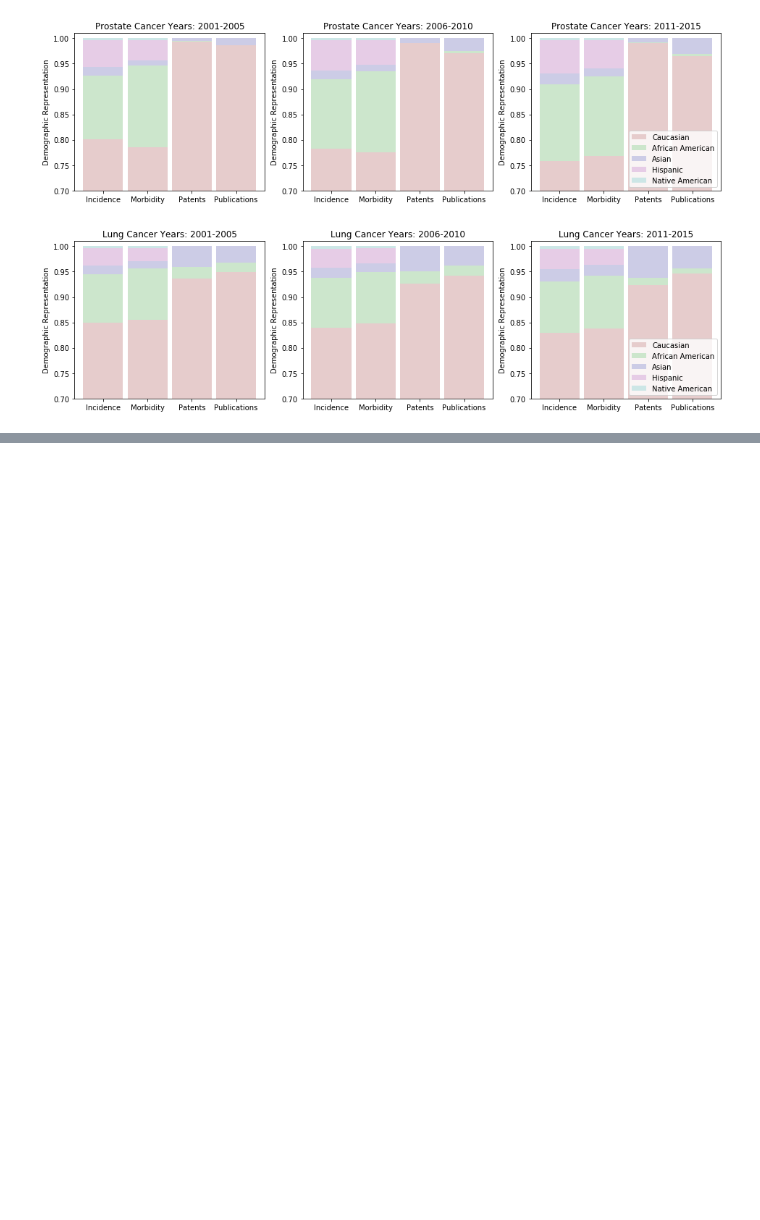
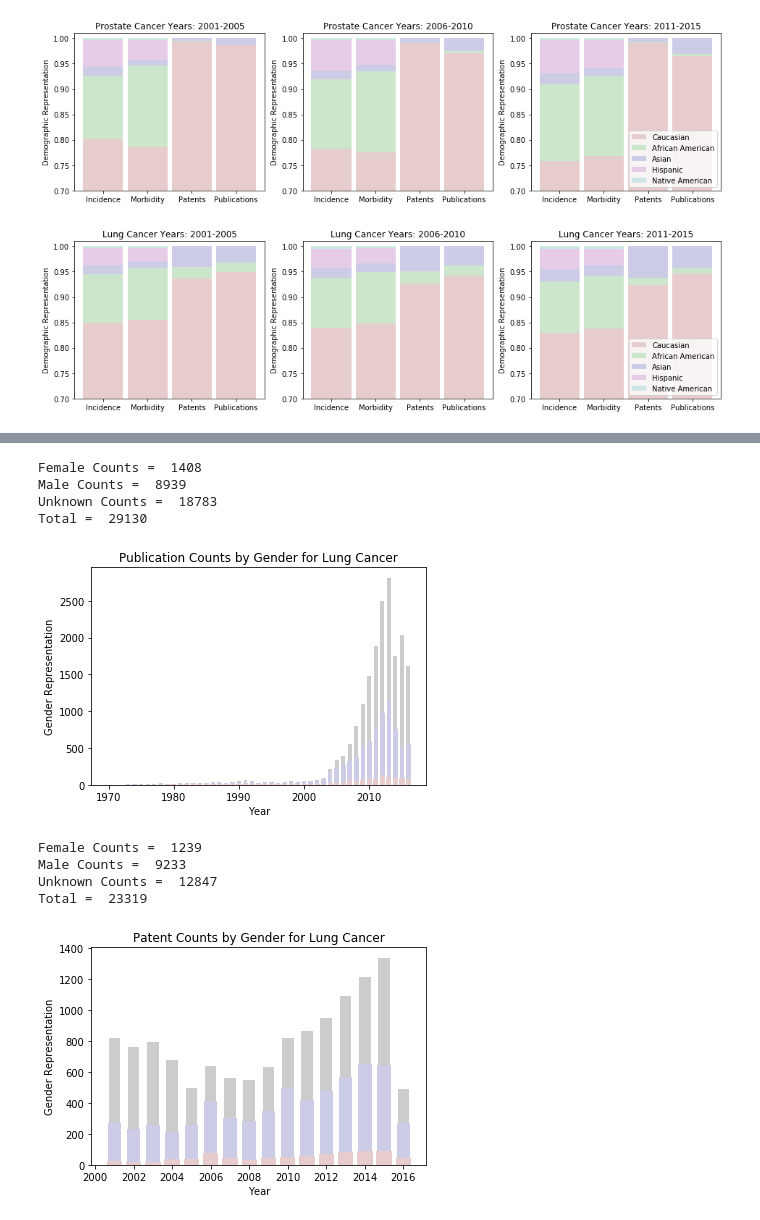
Before and after one commit to jesnyder/CellLines, a Jupyter notebook: Analysis/Analysis.ipynb, the cells around one changed output, grey strips where cells are left out. Saved outputs shown, nothing was run; the diff lists cells and outputs as text; code cells hidden in the pictures; blank space fills up the shorter version.

```diff
--- a/Analysis/Analysis.ipynb
+++ b/Analysis/Analysis.ipynb
@@ -572,0 +681,75 @@ compare_cdc_to_articles('4',"Lung Cancer")
+# %%
+def parse_data_count_gender(file, cancer_type):
+
+    filename = os.path.join("Data", file)
+
+    # Defining variables
+    data = [];
+    female = []; male = []; unknown = [];
+    female_per = []; male_per = []; unknown_per = [];
+    year_female = []; year_male = []; year_unknown = [];
+    count_female = 0; count_male = 0; count_unknown = 0;
+
+    f = open(filename,'r')
+    for line in f: data.append(line)
+    f.close()
+
+    for i in range(len(data)):
+        x1,x2,x3,x4,x5 = data[i].split(",")
+
+        if x3 == cancer_type:
+            x1 = int(x1); x2 = int(x2); x4 = int(x4); x5 = int(x5);
+
+            if x1 == 3:
+                unknown.append(x5)
+                year_unknown.append(x4)
+                count_unknown = count_unknown + x5
+
+            if x1 == 1:
+                female.append(x5)
+                year_female.append(x4)
+                count_female = count_female + x5
+
+            if x1 == 2:
+                male.append(x5)
+                year_male.append(int(x4))
+                count_male = count_male + x5
+
+    print("Female Counts = ", count_female)
+    print("Male Counts = ", count_male)
+    print("Unknown Counts = ", count_unknown)
+    print("Total = ", count_female + count_male + count_unknown)
+
+    return(female, year_female, male, year_male, unknown, year_unknown)
+
+def parse_counts_gender(source_filename, cancer_type, title):
+
+    female, year_female, male, year_male, unknown, year_unknown \
+    = parse_data_count_gender(source_filename, cancer_type)
+
+    plt.bar(year_unknown, unknown, color=[.8, .8, .8], width=.6, label = 'Unknown')
+    plt.bar(year_male, male, color=[.8, .8, .9], width=.7, label = 'Male')
+    plt.bar(year_female, female, color=[.9, .8, .8], width=.8, label = 'Female')
+
+    plt.title(title)
+    plt.xlabel('Year');
+    plt.ylabel('Gender Representation');
+
+    saved_filename = os.path.join("Figures", title + '.jpg')
+    plt.savefig(saved_filename, bbox_inches='tight')
+    plt.show()
+
+
+parse_counts_gender("v01_PuCo.csv", "4", "Publication Counts by Gender for Lung Cancer")
+parse_counts_gender("v01_PaCo.csv", "4", "Patent Counts by Gender for Lung Cancer")
+# %% [output]
+Female Counts =  1408
+Male Counts =  8939
+Unknown Counts =  18783
+Total =  29130
+[figure, added]
+Female Counts =  1239
+Male Counts =  9233
+Unknown Counts =  12847
+Total =  23319
+[figure, added]
```
Also changed, not shown: parts of 2 cells of this notebook, 7 other files.
